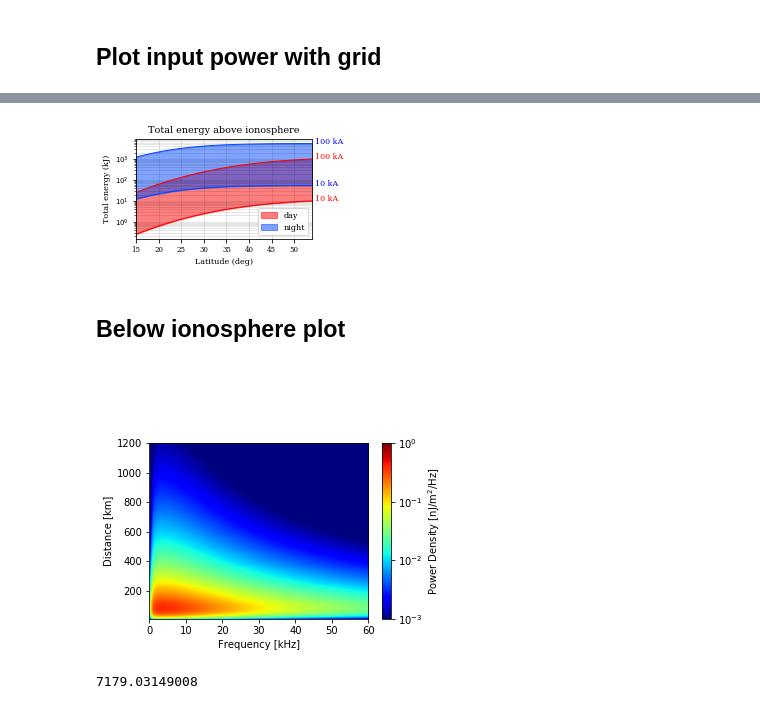
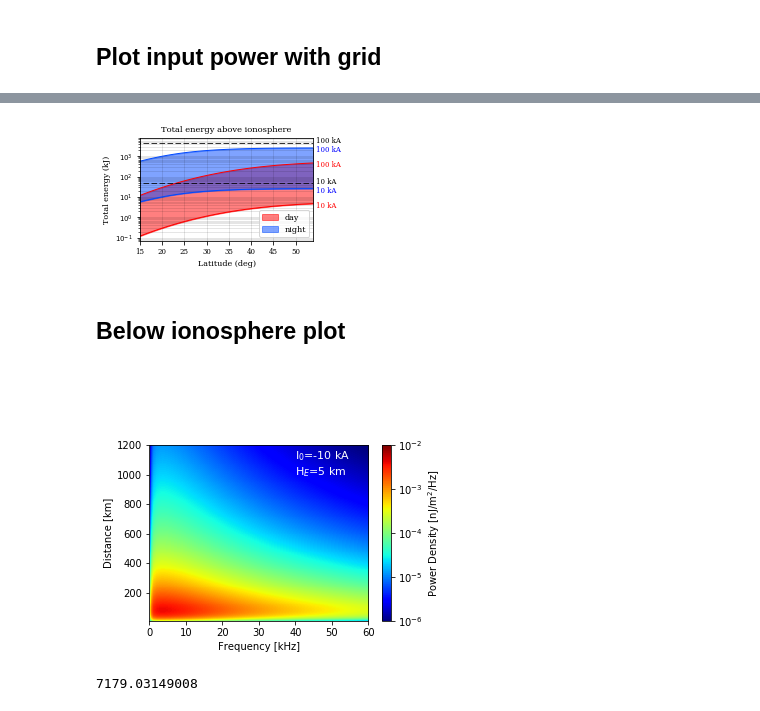
Before and after one commit to asousa/thesis_figures, a Jupyter notebook: plot_input_energy.ipynb, the cells around one changed output, grey strips where cells are left out. Cells and saved outputs as stored; diff of their text form; code cells hidden in the pictures.

```diff
--- a/plot_input_energy.ipynb
+++ b/plot_input_energy.ipynb
@@ -306,7 +370,7 @@ for i in range(2*len(inlats)):
     _, clat, clon = xf.rllmag2rllgeo([1, clat_mag, clon_mag], flashtime)
     print clat, clon
     h = 10000
-    m = Basemap(ax=ax[i], projection='lcc', lon_0 = clon, lat_0 = clat, width=50*111*1e3, height = 50*111*1e3, resolution='l')
+    m = Basemap(ax=ax[i], projection='lcc', lon_0 = clon, lat_0 = clat, width=45*111*1e3, height = 45*111*1e3, resolution='l')
 
     m.drawcoastlines(linewidth=0.5,zorder=10)
     # draw parallels and meridians.
@@ -315,6 +379,7 @@ for i in range(2*len(inlats)):
 
     # Plot the data
     x, y = m(geo_lons, geo_lats)
+    print np.max(flux)
     CS1 = m.pcolormesh(x,y,flux,cmap=plt.cm.jet, vmin=clims[0], vmax=clims[1])
 
 cb = plt.colorbar(p, cax=cbax)
@@ -343,6 +408,6 @@ ax[0,1].set_title('Dayside')
 # ax[-1,1].set_xlabel('Longitude (deg)')
 gs.tight_layout(fig, w_pad=3)
 fig.subplots_adjust(left=-0.2)
-fig.savefig('illumination_basemap.png',dpi=300)
+# fig.savefig('illumination_basemap.png',dpi=300)
 # %% [output]
 39.8711897331 288.746604928
@@ -599,7 +686,7 @@ fig_size =  [fig_width+1,fig_height+1]
 params = {'backend': 'ps',
           'font.family': 'Serif',
           'axes.labelsize': 8,
-          'font.size': 8,
+          'font.size': 7,
           'legend.fontsize': 8,
           'xtick.labelsize': 7,
           'ytick.labelsize': 7,
@@ -625,13 +712,26 @@ ax.semilogy(avail_lats, pwr_nite, linewidth=1, color=nitecolor)
 ax.fill_between(avail_lats, pwr_day[:,0], pwr_day[:,1], color=daycolor, alpha=0.5, zorder=1, label='day')
 ax.fill_between(avail_lats, pwr_nite[:,0], pwr_nite[:,1], color=nitecolor, alpha=0.5, zorder=1, label='night')
 
+i0 = -10e3
+total_energy_10 = (1/Zo)*pow(mu/2./np.pi, 2)*(pow((a - b),2)/2/(a + b))* (4.*np.pi/3.)*pow(H_E*i0,2)*1e-3
+i0 = -100e3
+total_energy_100 = (1/Zo)*pow(mu/2./np.pi, 2)*(pow((a - b),2)/2/(a + b))* (4.*np.pi/3.)*pow(H_E*i0,2)*1e-3
+
+ax.plot([0,90],[total_energy_10, total_energy_10],'k--', linewidth=0.8)
+ax.plot([0,90],[total_energy_100, total_energy_100],'k--', linewidth=0.8)
+
+
 ax.grid('on', which='both',linestyle='-', color='k', alpha=0.2, linewidth=0.5)
 ax.legend()
 ax.set_xlim([15,54])
-ax.text(avail_lats[-1] + 0.5, pwr_day[-1,1],"100 kA", color='r')
-ax.text(avail_lats[-1] + 0.5, pwr_day[-1,0],"10 kA", color='r')
-ax.text(avail_lats[-1] + 0.5, pwr_nite[-1,1],"100 kA", color='b')
-ax.text(avail_lats[-1] + 0.5, pwr_nite[-1,0],"10 kA", color='b')
+ax.text(avail_lats[-1] + 0.5, pwr_day[-1,1]/1.5,"100 kA", color='r')
+ax.text(avail_lats[-1] + 0.5, pwr_day[-1,0]/1.5,"10 kA", color='r')
+ax.text(avail_lats[-1] + 0.5, pwr_nite[-1,1]/1.5,"100 kA", color='b')
+ax.text(avail_lats[-1] + 0.5, pwr_nite[-1,0]/1.5,"10 kA", color='b')
+
+ax.text(avail_lats[-1] + 0.5, total_energy_100,"100 kA")
+ax.text(avail_lats[-1] + 0.5, total_energy_10,"10 kA")
+
 
 ax.set_xlabel('Latitude (deg)')
 ax.set_ylabel('Total energy (kJ)')
@@ -639,9 +739,9 @@ ax.set_title('Total energy above ionosphere')
 fig.tight_layout()
 plt.subplots_adjust(right=0.85)
 
-# fig.savefig('total_energy_2col.pdf')
+fig.savefig('total_energy_2col.pdf')
 # %% [output]
-[figure, old version]
+[figure, new version]
 # %% [markdown]
 ## Below ionosphere plot
 # %%
@@ -720,8 +878,9 @@ for f_ind, f in enumerate(freqs):
         out_lon = 0
         w = 2.*np.pi*f
         MLT = 0
-        i0 = -100e3
-        scale[f_ind, lat_ind] = input_power_scaling(center_lat, center_lon, lat, out_lon, w, i0, MLT)
+        i0 = -10.e3
+        itime = datetime.datetime(2010,1,1,0,0,0)
+        scale[f_ind, lat_ind] = input_power_scaling(center_lat, center_lon, lat, out_lon, w, i0, itime)
 # %%
 # --------------- Latex Plot Beautification --------------------------
 fig_width = 4
@@ -733,37 +892,38 @@ params = {'backend': 'ps',
           'font.size': 10,
           'legend.fontsize': 10,
           'xtick.labelsize': 10,
           'ytick.labelsize': 10,
           'text.usetex': False,
           'figure.figsize': fig_size}
 plt.rcParams.update(params)
 # --------------- Latex Plot Beautification --------------------------
 
 scale_scaled = np.log10((1e9)*scale.T)
 
 fig, ax = plt.subplots(1,1)
-
-p1 = ax.pcolorfast(freqs, dist_lat/1000,scale_scaled, cmap = plt.cm.jet, vmin = -3, vmax = 0)
+p1 = ax.pcolorfast(freqs, dist_lat/1000,scale_scaled, cmap = plt.cm.jet, vmin = -6, vmax = -2)
 
 cb = fig.colorbar(p1)
 ax.set_xlim([200,60000])
 ax.set_ylim([10,1200])
 
-ctix = [-3,-2,-1,0]
+ctix = [-6, -5, -4, -3,-2,-1,0]
 cb.set_ticks(ctix)
 cb.set_ticklabels(['10$^{%d}$'%c for c in ctix])
 cb.set_label('Power Density [nJ/m$^2$/Hz]')
 
 xtix = np.arange(0, 60001,10000)
 ax.set_xticks(xtix)
 ax.set_xticklabels([x/1000 for x in xtix])
 ax.set_xlabel('Frequency [kHz]')
 ax.set_ylabel('Distance [km]')
 
+ax.text(40000, 1000,"I$_0$=%g kA\nH$_E$=5 km"%(i0*1e-3), color='white', fontsize=11)
 fig.tight_layout()
 fig.savefig('power_scaling_below_ionosphere.png',dpi=300)
+fig.savefig('power_scaling_below_ionosphere.pdf')
 # %% [output]
-[figure, old version]
+[figure, new version]
 # %%
 # Integrate upward-going power to find ratios:
 from scipy.integrate import nquad
```
Also changed, not shown: parts of 9 cells of this notebook, 6 other files.
